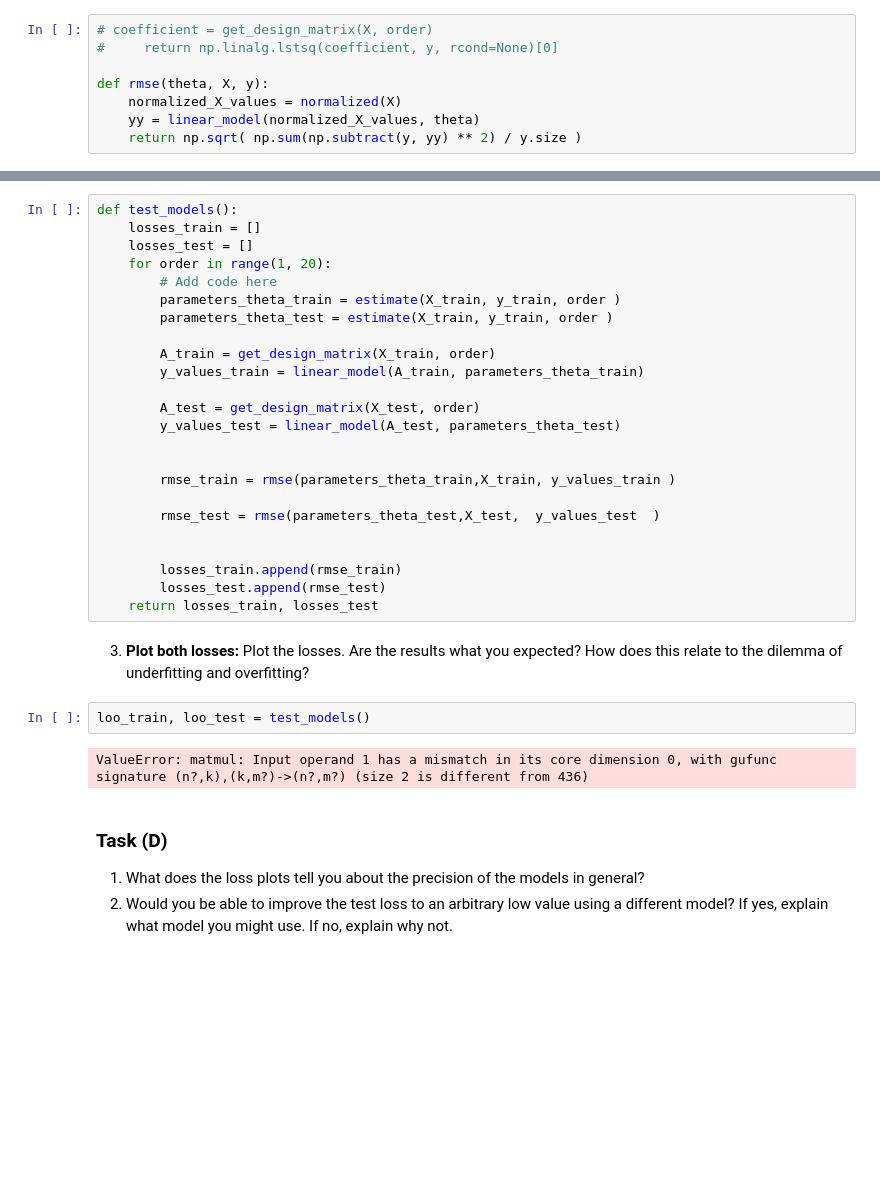
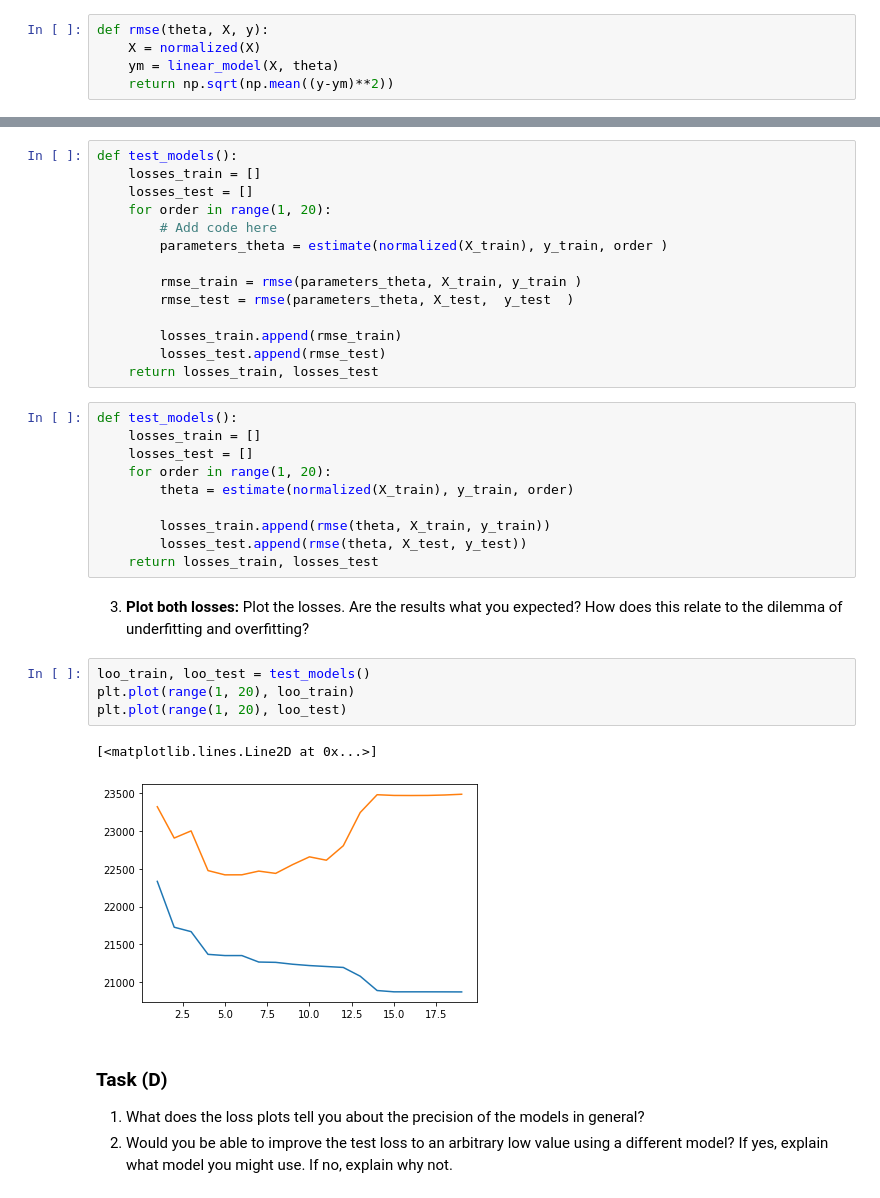
Before and after one commit to amir-souri/ML_exercises, a Jupyter notebook: EX5/Regression.ipynb, the cells around one changed output, grey strips where cells are left out. Cells and saved outputs as stored; diff of their text form; blank space fills up the shorter version.

```diff
--- a/EX5/Regression.ipynb
+++ b/EX5/Regression.ipynb
@@ -190,11 +198,8 @@ We use it because it represents the average error in the same units as the data,
 # %%
-# coefficient = get_design_matrix(X, order)
-#     return np.linalg.lstsq(coefficient, y, rcond=None)[0]
-
 def rmse(theta, X, y):
-    normalized_X_values = normalized(X)
-    yy = linear_model(normalized_X_values, theta)
-    return np.sqrt( np.sum(np.subtract(y, yy) ** 2) / y.size )
+    X = normalized(X)
+    ym = linear_model(X, theta)
+    return np.sqrt(np.mean((y-ym)**2))
 # %% [markdown]
 2. **Test models:** Finish the implementation of `test_models` below. It should estimate parameters for a given order polynomial using the training data and then record the train and test losses using the `rmse` function.
 # %%
@@ -203,30 +208,33 @@ def test_models():
     losses_test = []
     for order in range(1, 20):
         # Add code here
-        parameters_theta_train = estimate(X_train, y_train, order )
-        parameters_theta_test = estimate(X_train, y_train, order )
+        parameters_theta = estimate(normalized(X_train), y_train, order )
 
-        A_train = get_design_matrix(X_train, order)
-        y_values_train = linear_model(A_train, parameters_theta_train)
-
-        A_test = get_design_matrix(X_test, order)
-        y_values_test = linear_model(A_test, parameters_theta_test)
-
-
-        rmse_train = rmse(parameters_theta_train,X_train, y_values_train )
-
-        rmse_test = rmse(parameters_theta_test,X_test,  y_values_test  )
-
+        rmse_train = rmse(parameters_theta, X_train, y_train )
+        rmse_test = rmse(parameters_theta, X_test,  y_test  )
 
         losses_train.append(rmse_train)
         losses_test.append(rmse_test)
     return losses_train, losses_test
+# %%
+def test_models():
+    losses_train = []
+    losses_test = []
+    for order in range(1, 20):
+        theta = estimate(normalized(X_train), y_train, order)
+
+        losses_train.append(rmse(theta, X_train, y_train))
+        losses_test.append(rmse(theta, X_test, y_test))
+    return losses_train, losses_test
 # %% [markdown]
 3. **Plot both losses:** Plot the losses. Are the results what you expected? How does this relate to the dilemma of underfitting and overfitting?
-# %%
-loo_train, loo_test = test_models()
-# %% [output]
-ValueError: matmul: Input operand 1 has a mismatch in its core dimension 0, with gufunc signature (n?,k),(k,m?)->(n?,m?) (size 2 is different from 436)
+# %%
+loo_train, loo_test = test_models()
+plt.plot(range(1, 20), loo_train)
+plt.plot(range(1, 20), loo_test)
+# %% [output]
+[<matplotlib.lines.Line2D at 0x...>]
+[figure, added]
 # %% [markdown]
 ### Task (D)
 1. What does the loss plots tell you about the precision of the models in general?
```
Also changed, not shown: parts of 4 cells of this notebook.
